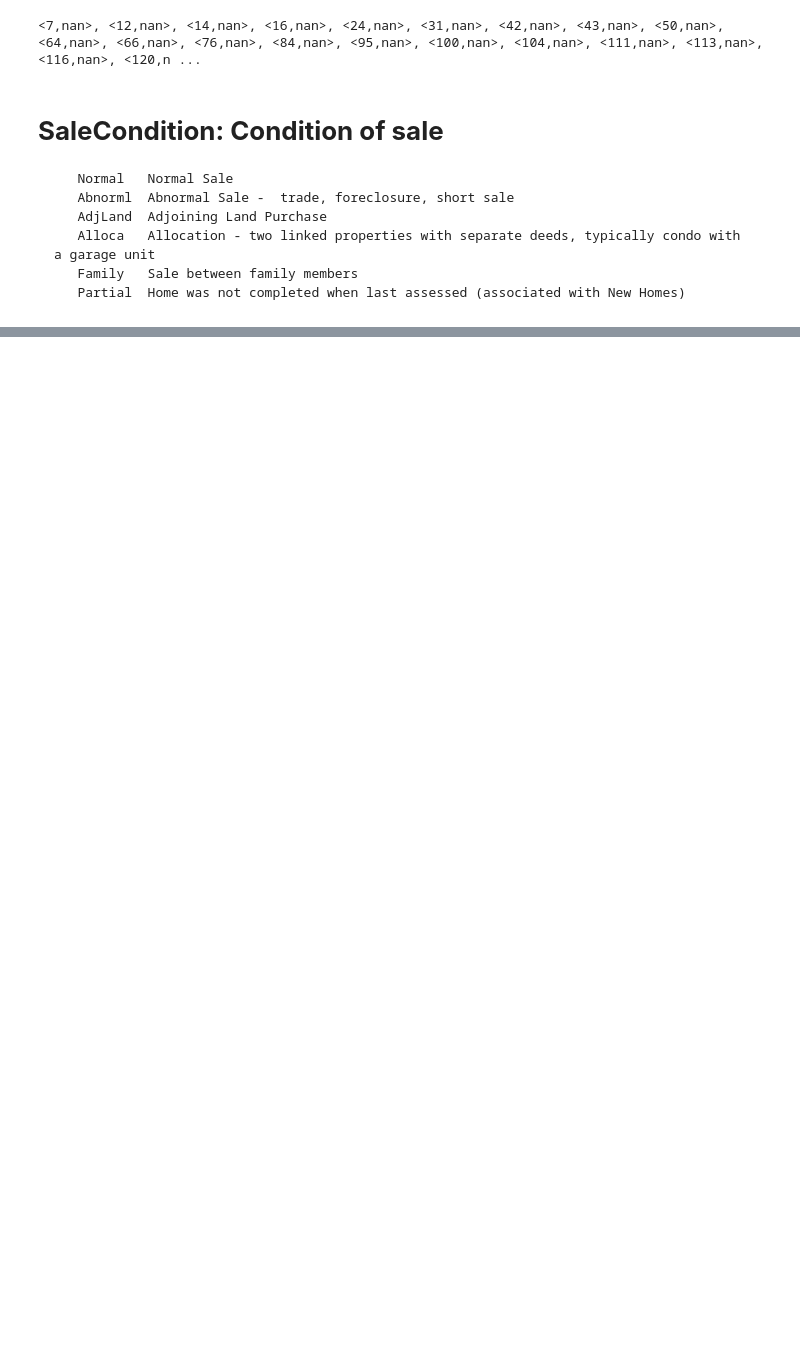
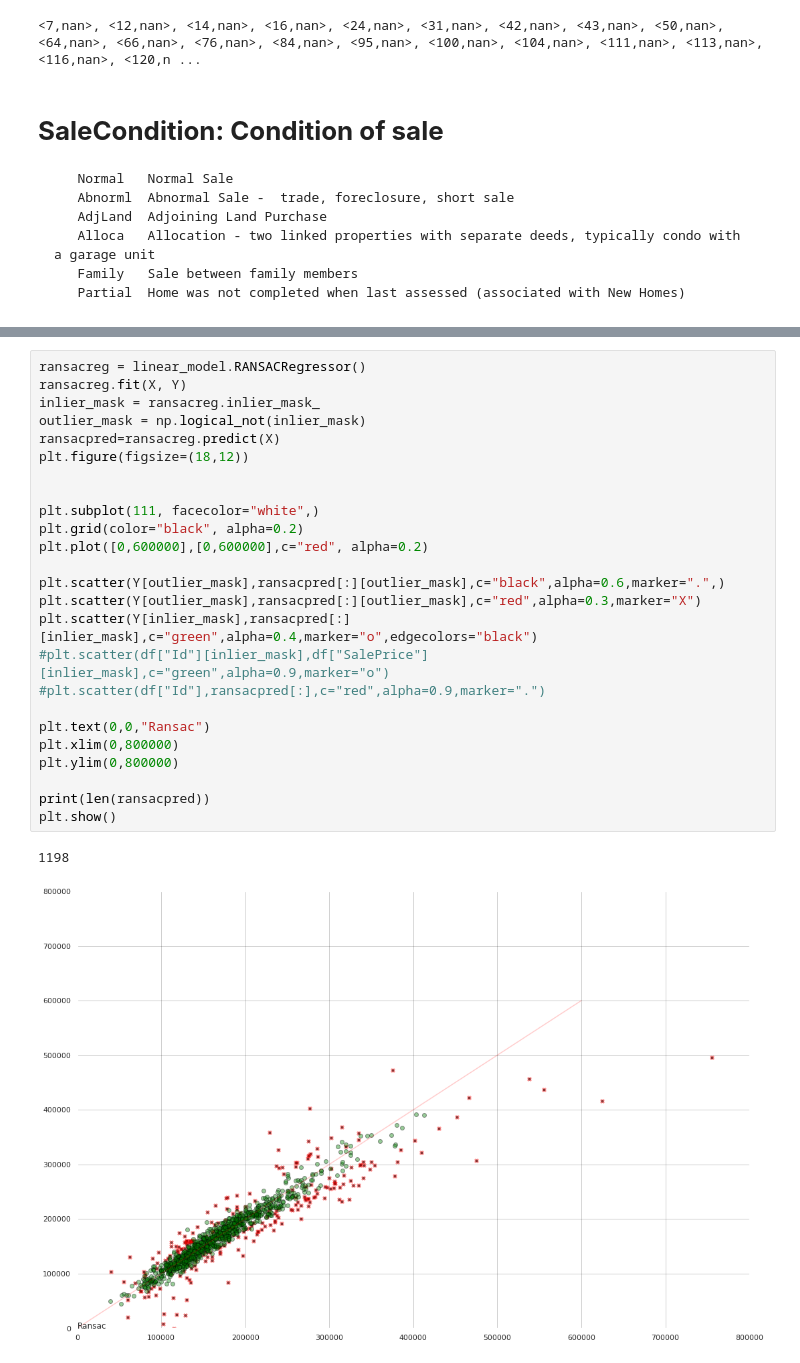
Before and after one commit to sipocz/Colab, a Jupyter notebook: Ames_house_pricing_analysis_step_2.ipynb, the cells around one changed output, grey strips where cells are left out. Drawn from its saved outputs; the diff is of its cells as text; blank space fills up the shorter version.

```diff
--- a/Ames_house_pricing_analysis_step_2.ipynb
+++ b/Ames_house_pricing_analysis_step_2.ipynb
@@ -889,0 +899,28 @@ dtype: float64
+# %%
+ransacreg = linear_model.RANSACRegressor()
+ransacreg.fit(X, Y)
+inlier_mask = ransacreg.inlier_mask_
+outlier_mask = np.logical_not(inlier_mask)
+ransacpred=ransacreg.predict(X)
+plt.figure(figsize=(18,12))
+
+
+plt.subplot(111, facecolor="white",)
+plt.grid(color="black", alpha=0.2)
+plt.plot([0,600000],[0,600000],c="red", alpha=0.2)
+
+plt.scatter(Y[outlier_mask],ransacpred[:][outlier_mask],c="black",alpha=0.6,marker=".",)
+plt.scatter(Y[outlier_mask],ransacpred[:][outlier_mask],c="red",alpha=0.3,marker="X")
+plt.scatter(Y[inlier_mask],ransacpred[:][inlier_mask],c="green",alpha=0.4,marker="o",edgecolors="black")
+#plt.scatter(df["Id"][inlier_mask],df["SalePrice"][inlier_mask],c="green",alpha=0.9,marker="o")
+#plt.scatter(df["Id"],ransacpred[:],c="red",alpha=0.9,marker=".")
+
+plt.text(0,0,"Ransac")
+plt.xlim(0,800000)
+plt.ylim(0,800000)
+
+print(len(ransacpred))
+plt.show()
+# %% [output]
+1198
+[figure, added]
```
Also changed, not shown: parts of 35 cells of this notebook.
